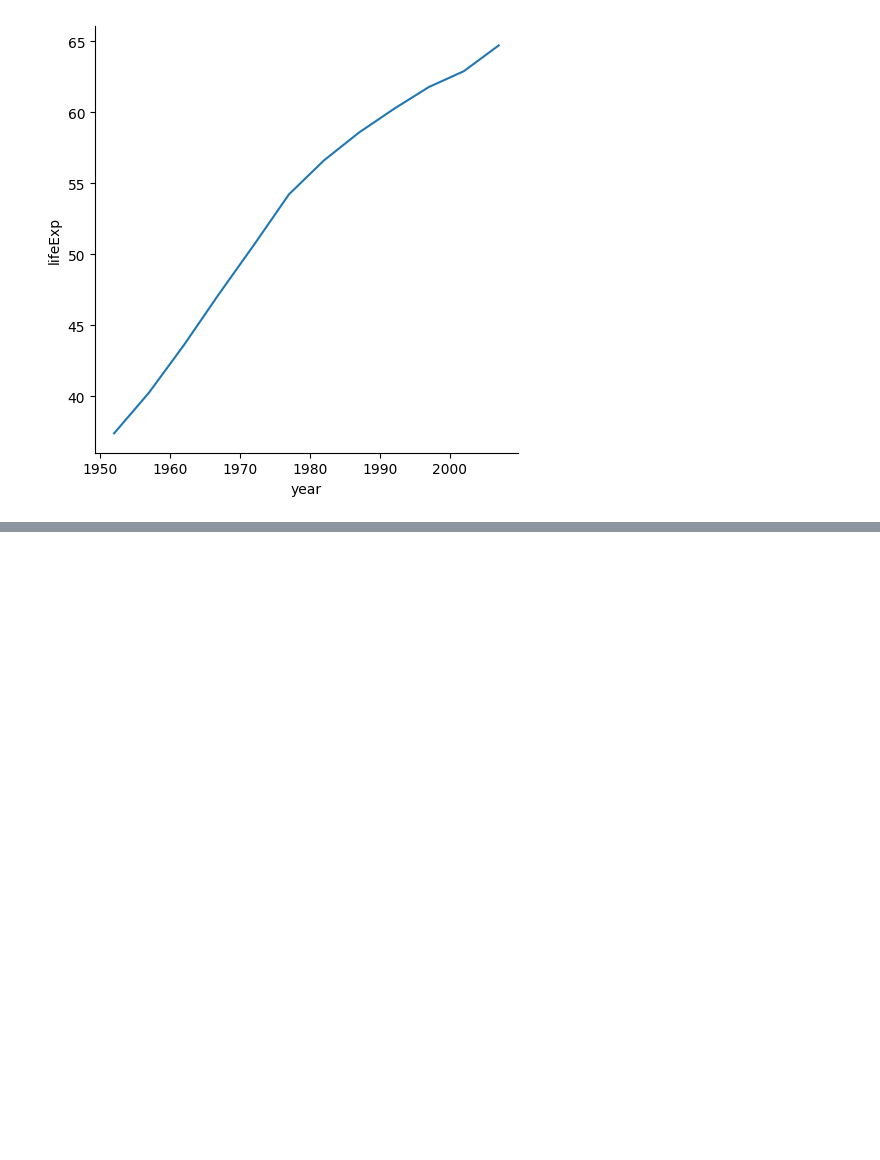
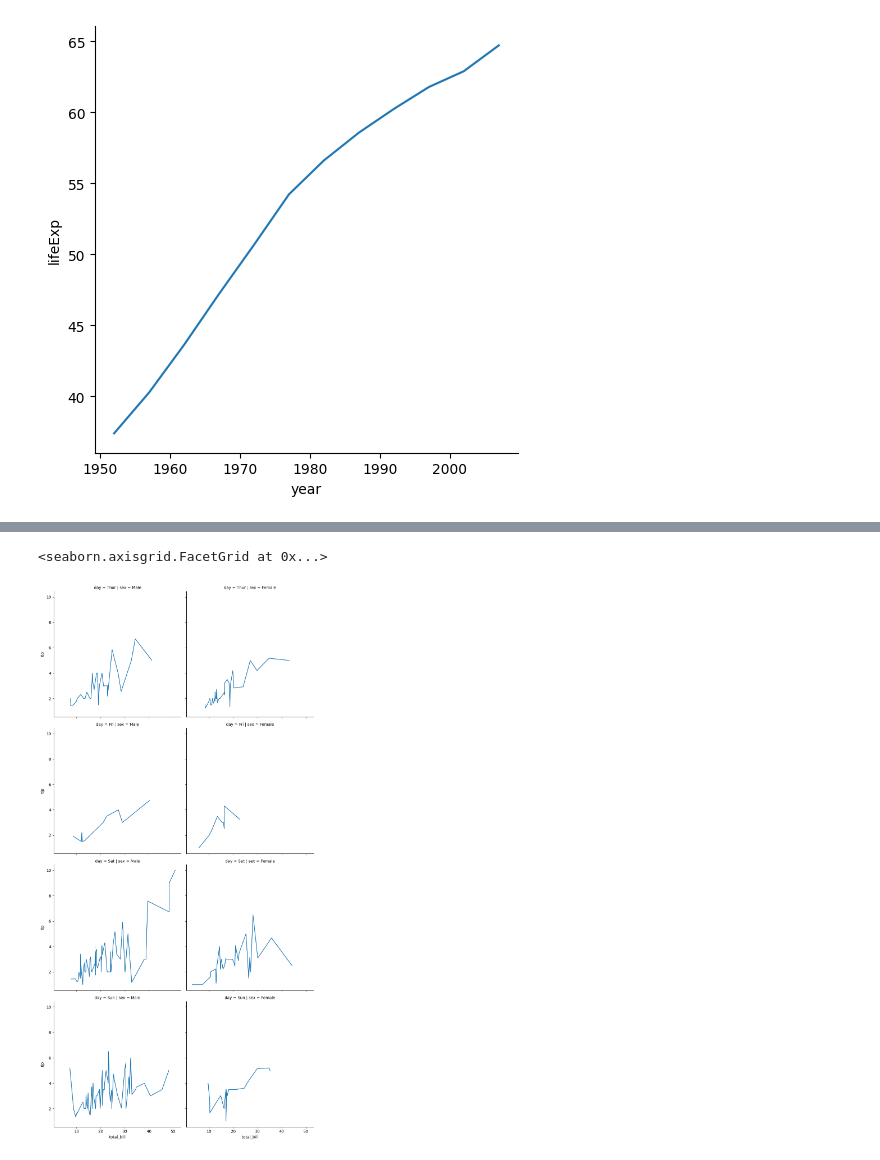
Before and after one commit to Vaidehi1005/MachineLearning, a Jupyter notebook: Seaborn.ipynb, the cells around one changed output, grey strips where cells are left out. Cells and saved outputs as stored; diff of their text form; code cells hidden in the pictures; blank space fills up the shorter version.

```diff
--- a/Seaborn.ipynb
+++ b/Seaborn.ipynb
@@ -136,0 +155,10 @@ sns.relplot(data=df,x='year',y='lifeExp',kind='line',hue='country')
+# %%
+#facet plot - based on category we will plot the side by side graph different categories will have the different graphs
+#col if aapyu hoine ema sex category aapi che to ema jetli bhi category che etla e scattter plot plot karse
+#facet plot -> figure level function ->worrk with relpot
+#it will not work with scatterplot and lineplot
+
+sns.relplot(data=tips,x='total_bill',y='tip',kind='line',row='day',col='sex')
+# %% [output]
+<seaborn.axisgrid.FacetGrid at 0x...>
+[figure, added]
```
Also changed, not shown: parts of 6 cells of this notebook.
